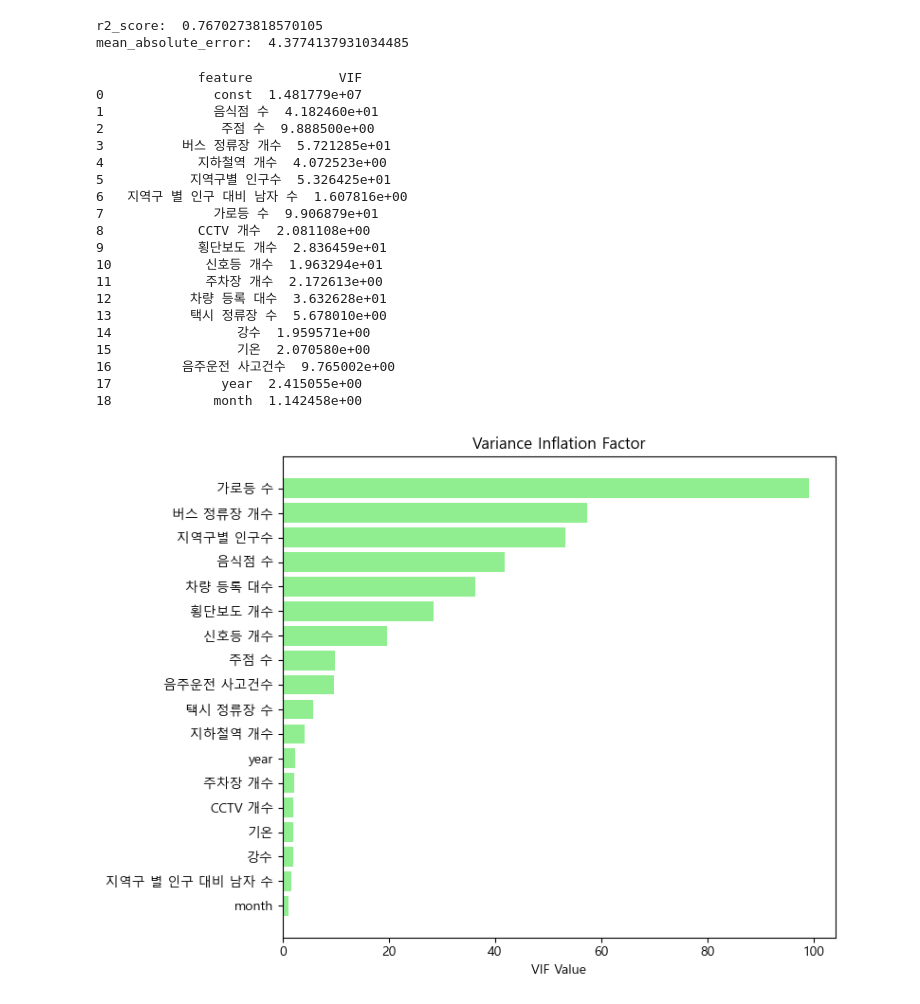
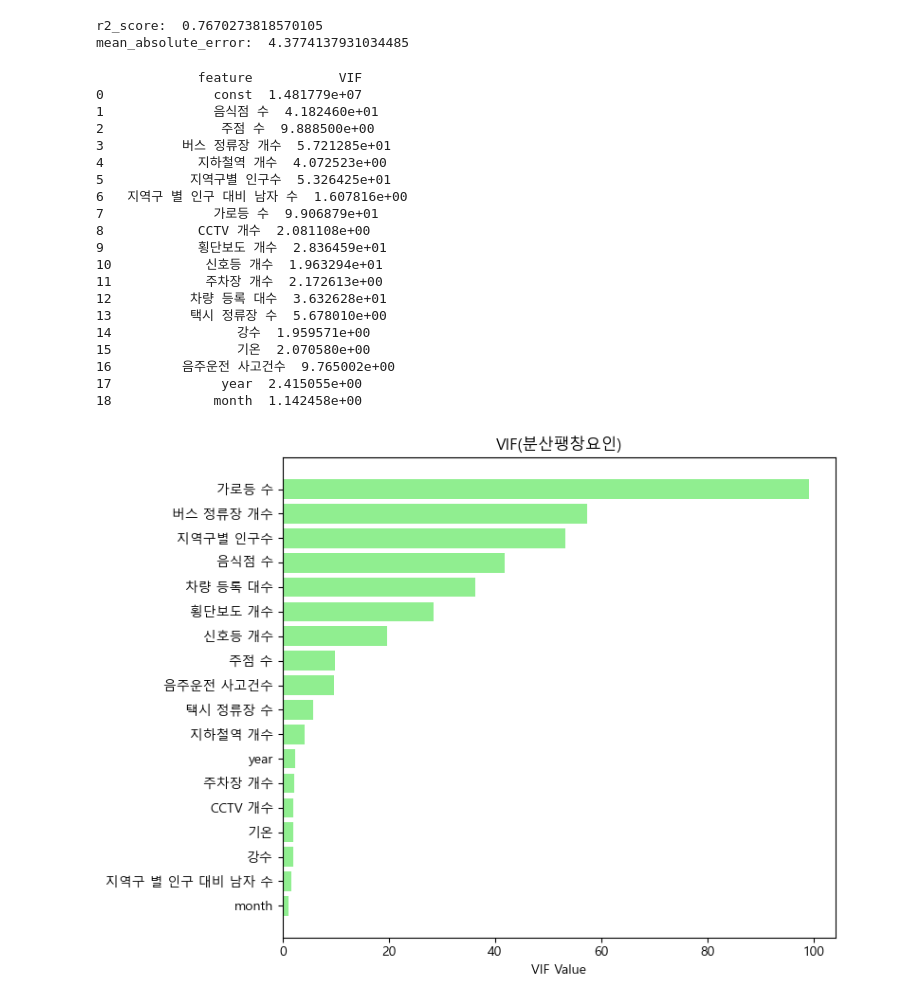
Before and after one commit to junyoungnnn/DUI_OUT, a Jupyter notebook: 소스코드_제출본/1. 주요 변수 도출/중요도분석_pca.ipynb, the cells around one changed output. Cells and saved outputs as stored; diff of their text form; code cells hidden in the pictures.

```diff
--- a/소스코드_제출본/1. 주요 변수 도출/중요도분석_pca.ipynb
+++ b/소스코드_제출본/1. 주요 변수 도출/중요도분석_pca.ipynb
@@ -157,32 +139,32 @@ vif_plot_data = vif_data[vif_data["feature"] != "const"]
 vif_plot_data = vif_plot_data.sort_values("VIF", ascending=True)
 
 # (3) 가로 막대 그래프
 plt.figure(figsize=(8, 6))
 plt.barh(vif_plot_data["feature"], vif_plot_data["VIF"], color="lightgreen")
 
 plt.xlabel("VIF Value")
-plt.title("Variance Inflation Factor")
+plt.title("VIF(분산팽창요인)")
 plt.tight_layout()
 plt.show()
 # %% [output]
              feature           VIF
 0              const  1.481779e+07
 1              음식점 수  4.182460e+01
 2               주점 수  9.888500e+00
 3          버스 정류장 개수  5.721285e+01
 4            지하철역 개수  4.072523e+00
 5           지역구별 인구수  5.326425e+01
 6   지역구 별 인구 대비 남자 수  1.607816e+00
 7              가로등 수  9.906879e+01
 8            CCTV 개수  2.081108e+00
 9            횡단보도 개수  2.836459e+01
 10            신호등 개수  1.963294e+01
 11            주차장 개수  2.172613e+00
 12          차량 등록 대수  3.632628e+01
 13          택시 정류장 수  5.678010e+00
 14                강수  1.959571e+00
 15                기온  2.070580e+00
 16         음주운전 사고건수  9.765002e+00
 17              year  2.415055e+00
 18             month  1.142458e+00
-[figure, old version]
+[figure, new version]
```
Also changed, not shown: parts of 3 cells of this notebook, 5 other files.
